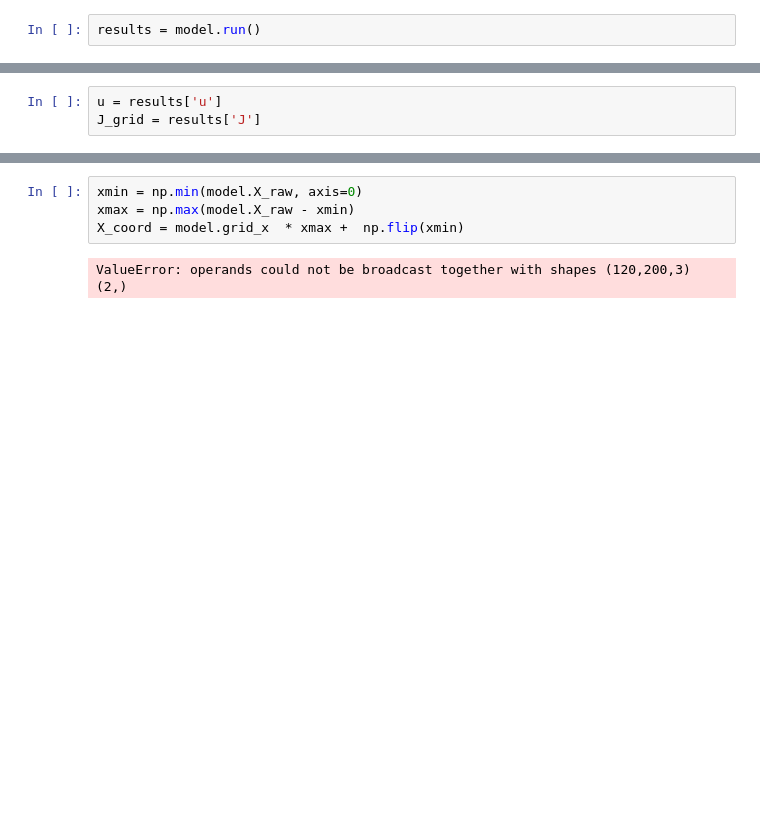
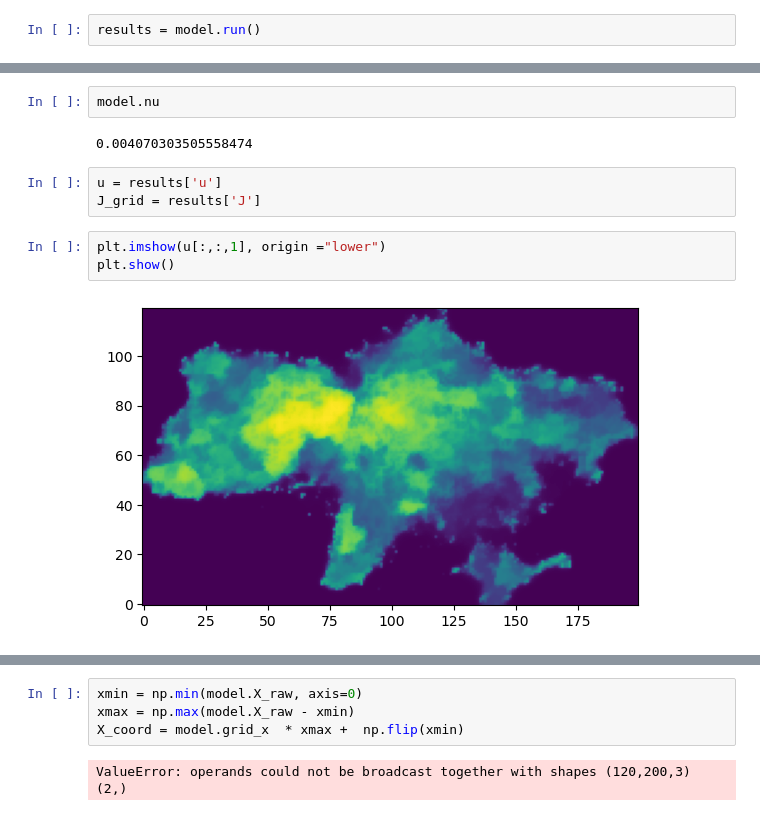
Before and after one commit to Davidvandijcke/fdr, a Jupyter notebook: src/analysis/frontline_dwells_temporal.ipynb, the cells around one changed output, grey strips where cells are left out. Drawn from its saved outputs; the diff is of its cells as text; blank space fills up the shorter version.

```diff
--- a/src/analysis/frontline_dwells_temporal.ipynb
+++ b/src/analysis/frontline_dwells_temporal.ipynb
@@ -111,4 +203,13 @@ results['it']
+# %%
+model.nu
+# %% [output]
+0.004070303505558474
 # %%
 u = results['u']
 J_grid = results['J']
+# %%
+plt.imshow(u[:,:,1], origin ="lower")
+plt.show()
+# %% [output]
+[figure, added]
 # %%
```
Also changed, not shown: parts of 27 cells of this notebook, 6 other files.
